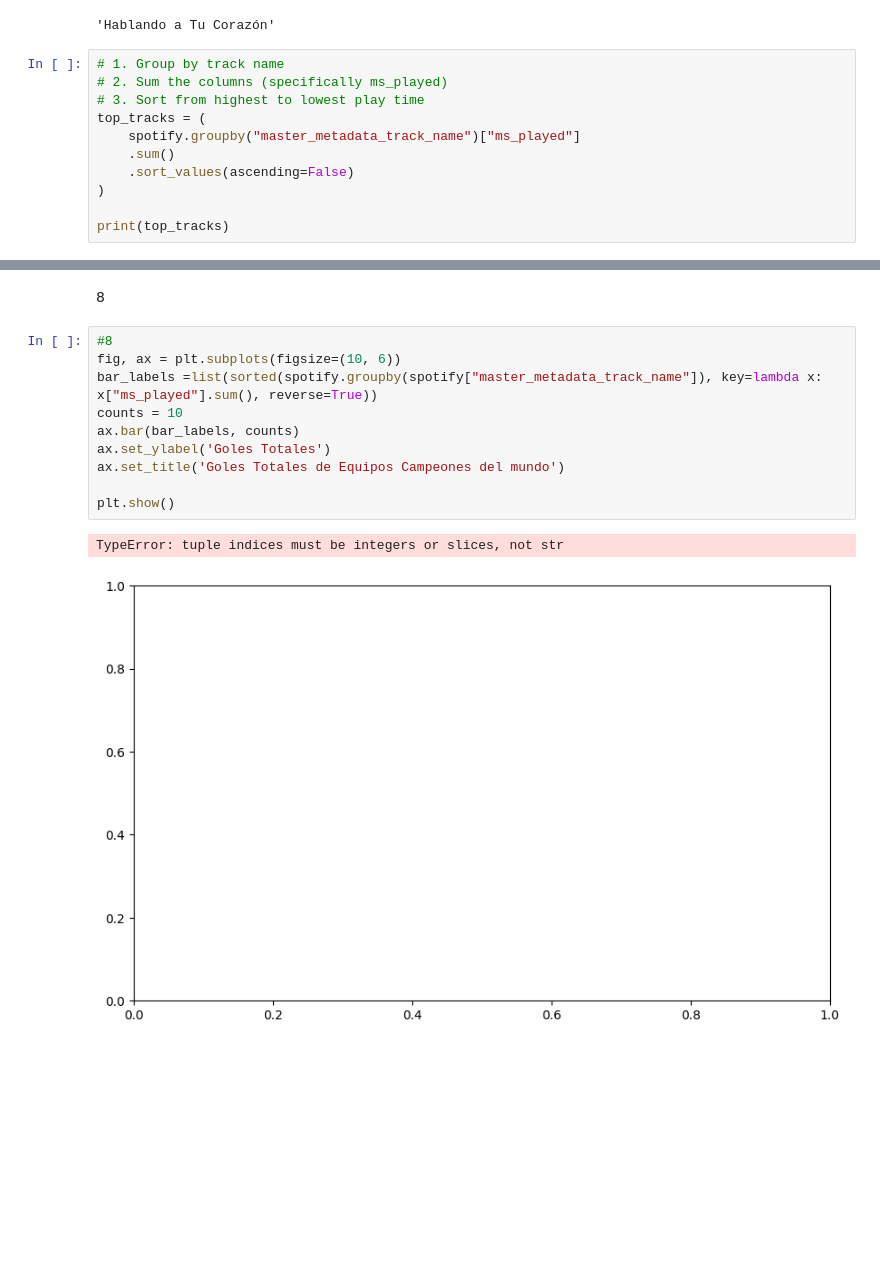
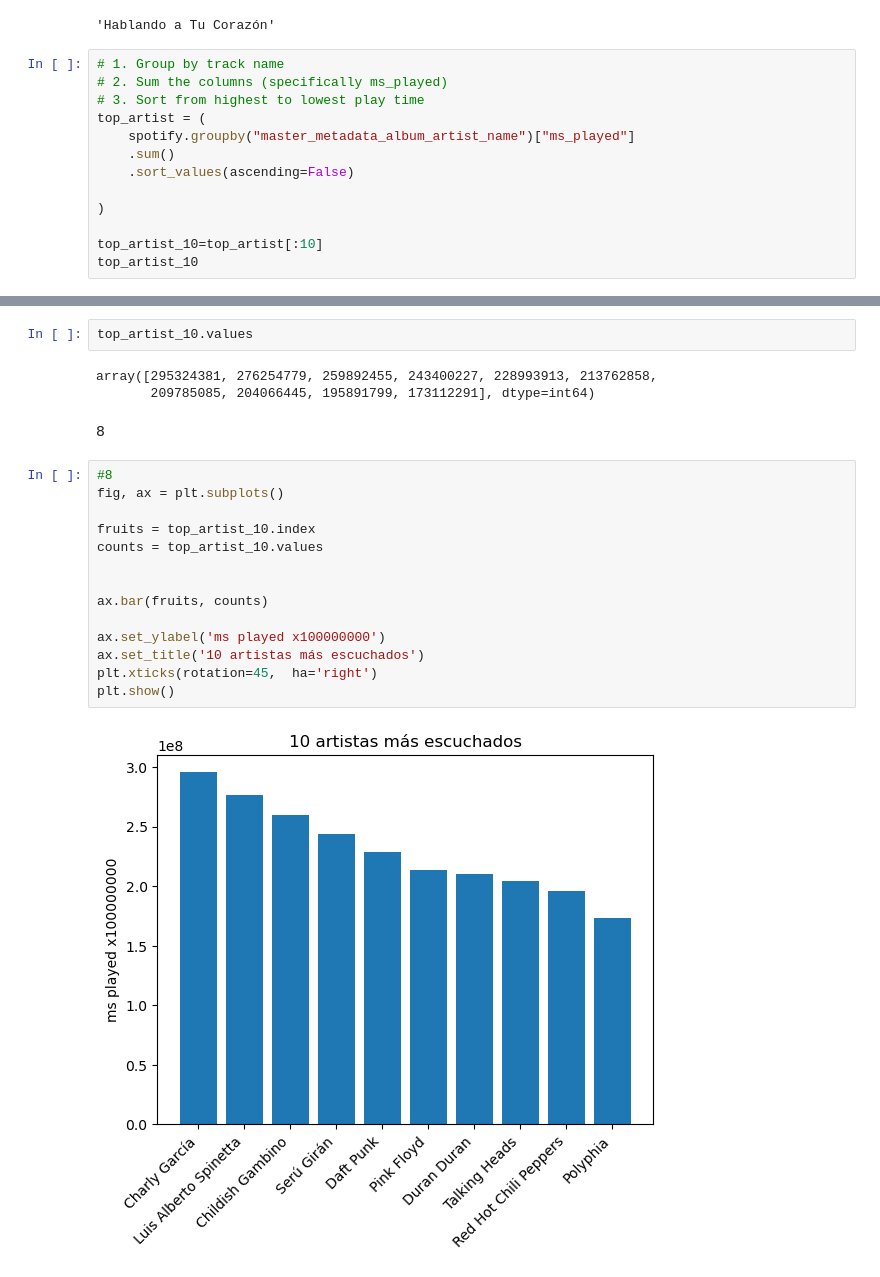
Before and after one commit to maxitabakman/spotify_Tabakman-Ferrari-Godoy, a Jupyter notebook: spotify_-Tabakman-Godoy-Ferrari.ipynb, the cells around one changed output, grey strips where cells are left out. Cells and saved outputs as stored; diff of their text form; blank space fills up the shorter version.

```diff
--- a/spotify_-Tabakman-Godoy-Ferrari.ipynb
+++ b/spotify_-Tabakman-Godoy-Ferrari.ipynb
@@ -85,11 +101,13 @@ lista_artistamasecuchado.groupby(lista_artistamasecuchado["master_metadata_track
 # 1. Group by track name
 # 2. Sum the columns (specifically ms_played)
 # 3. Sort from highest to lowest play time
-top_tracks = (
-    spotify.groupby("master_metadata_track_name")["ms_played"]
+top_artist = (
+    spotify.groupby("master_metadata_album_artist_name")["ms_played"]
     .sum()
     .sort_values(ascending=False)
+
 )
 
-print(top_tracks)
+top_artist_10=top_artist[:10]
+top_artist_10
 # %% [output]
@@ -109,15 +126,23 @@ Name: ms_played, Length: 9708, dtype: int64
+# %%
+top_artist_10.values
+# %% [output]
+array([295324381, 276254779, 259892455, 243400227, 228993913, 213762858,
+       209785085, 204066445, 195891799, 173112291], dtype=int64)
 # %% [markdown]
 8
 # %%
 #8
-fig, ax = plt.subplots(figsize=(10, 6))
-bar_labels =list(sorted(spotify.groupby(spotify["master_metadata_track_name"]), key=lambda x: x["ms_played"].sum(), reverse=True))
-counts = 10
-ax.bar(bar_labels, counts)
-ax.set_ylabel('Goles Totales')
-ax.set_title('Goles Totales de Equipos Campeones del mundo')
+fig, ax = plt.subplots()
 
+fruits = top_artist_10.index
+counts = top_artist_10.values
+
+
+ax.bar(fruits, counts)
+
+ax.set_ylabel('ms played x100000000')
+ax.set_title('10 artistas más escuchados')
+plt.xticks(rotation=45,  ha='right')
 plt.show()
 # %% [output]
-TypeError: tuple indices must be integers or slices, not str
-[figure, old version]
+[figure, new version]
```
Also changed, not shown: parts of 6 cells of this notebook.
